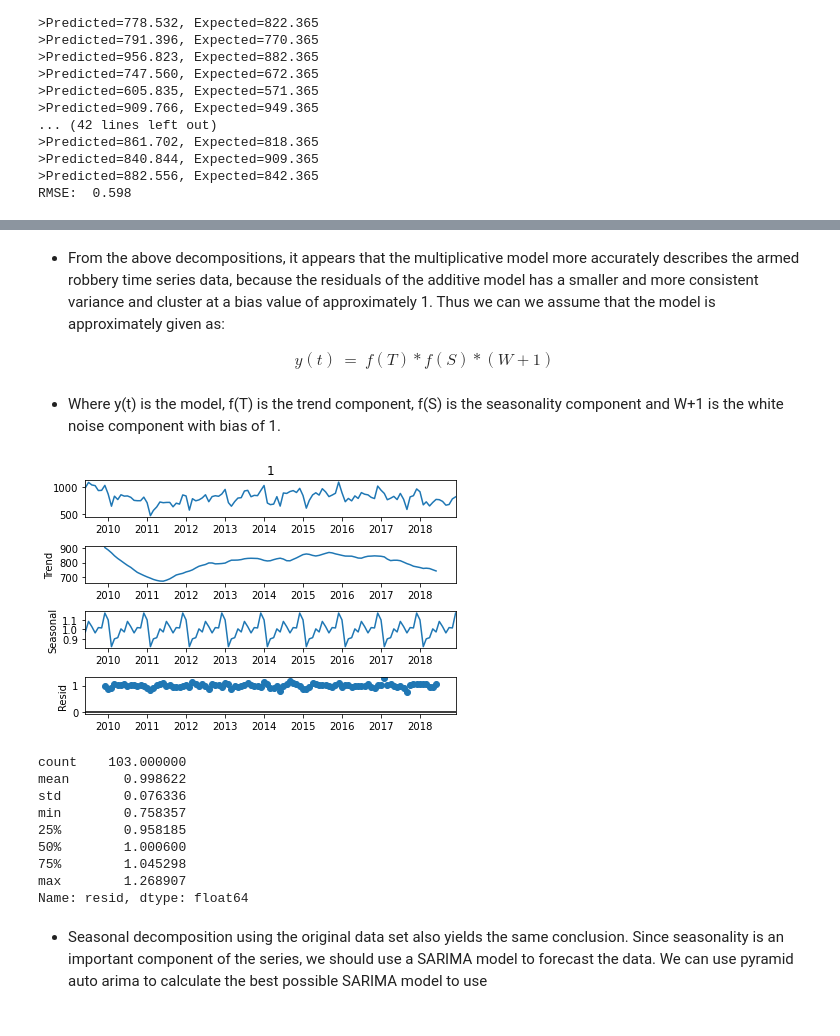
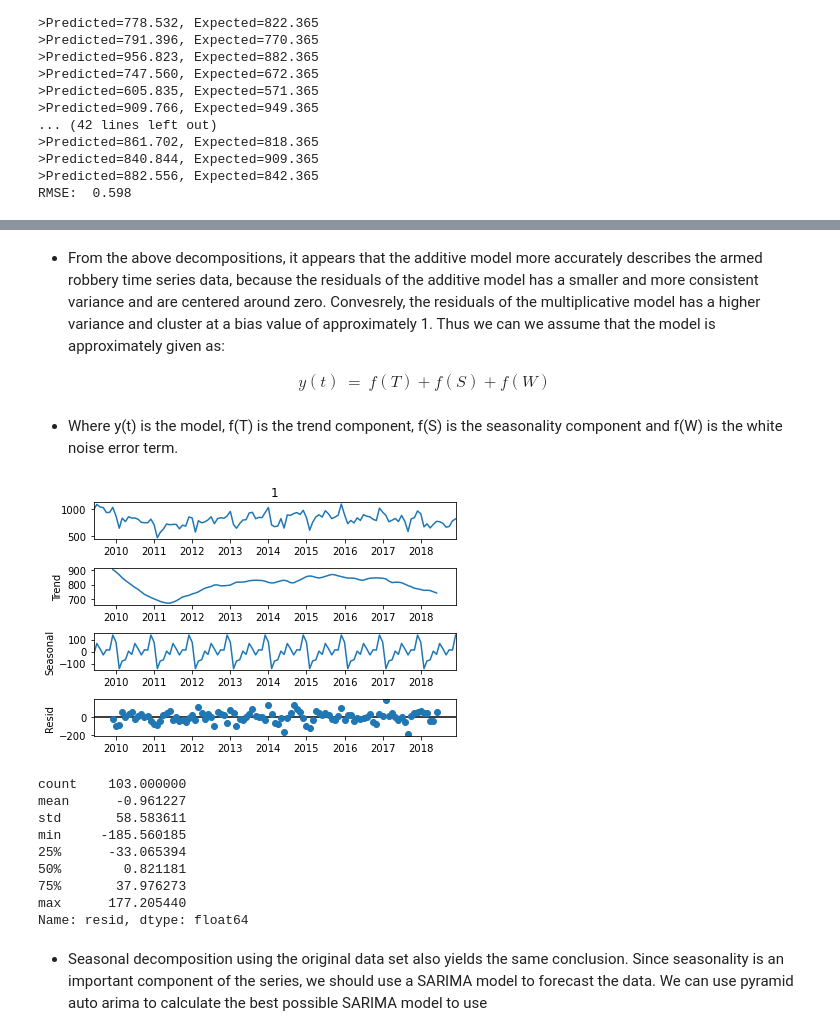
Before and after one commit to grantrzchan/HTX_Armed_Robberies, a Jupyter notebook: HTX_Robberies_ARIMA.ipynb, the cells around one changed output, grey strips where cells are left out. Saved outputs shown, nothing was run; the diff lists cells and outputs as text; code cells hidden in the pictures.

```diff
--- a/HTX_Robberies_ARIMA.ipynb
+++ b/HTX_Robberies_ARIMA.ipynb
@@ -516,27 +604,27 @@ max       0.966917
 Name: resid, dtype: float64
 # %% [markdown]
-- From the above decompositions, it appears that the multiplicative model more accurately describes the armed robbery time series data, because the residuals of the additive model has a smaller and more consistent variance and cluster at a bias value of approximately 1. Thus we can we assume that the model is approximately given as:
+- From the above decompositions, it appears that the additive model more accurately describes the armed robbery time series data, because the residuals of the additive model has a smaller and more consistent variance and are centered around zero. Convesrely, the residuals of the multiplicative model has a higher variance and cluster at a bias value of approximately 1. Thus we can we assume that the model is approximately given as:
 
 \begin{align}
-\ y(t) & = \ f(T) * f(S) * (W+1) \\
+\ y(t) & = \ f(T) + f(S) + f(W) \\
 \end{align}
 
-- Where y(t) is the model, f(T) is the trend component, f(S) is the seasonality component and W+1 is the white noise component with bias of 1.
+- Where y(t) is the model, f(T) is the trend component, f(S) is the seasonality component and f(W) is the white noise error term.
 # %%
-decomposed = seasonal_decompose(data_set, model='mult', freq=12)
+decomposed = seasonal_decompose(data_set, model='add', freq=12)
 decomposed.plot()
 plt.show()
 decomposed.resid.describe()
 # %% [output]
-[figure, old version]
+[figure, new version]
 count    103.000000
-mean       0.998622
-std        0.076336
-min        0.758357
-25%        0.958185
-50%        1.000600
-75%        1.045298
-max        1.268907
+mean      -0.961227
+std       58.583611
+min     -185.560185
+25%      -33.065394
+50%        0.821181
+75%       37.976273
+max      177.205440
 Name: resid, dtype: float64
 # %% [markdown]
 - Seasonal decomposition using the original data set also yields the same conclusion. Since seasonality is an important component of the series, we should use a SARIMA model to forecast the data. We can use pyramid auto arima to calculate the best possible SARIMA model to use
```
Also changed, not shown: parts of 31 cells of this notebook, 5 other files.
